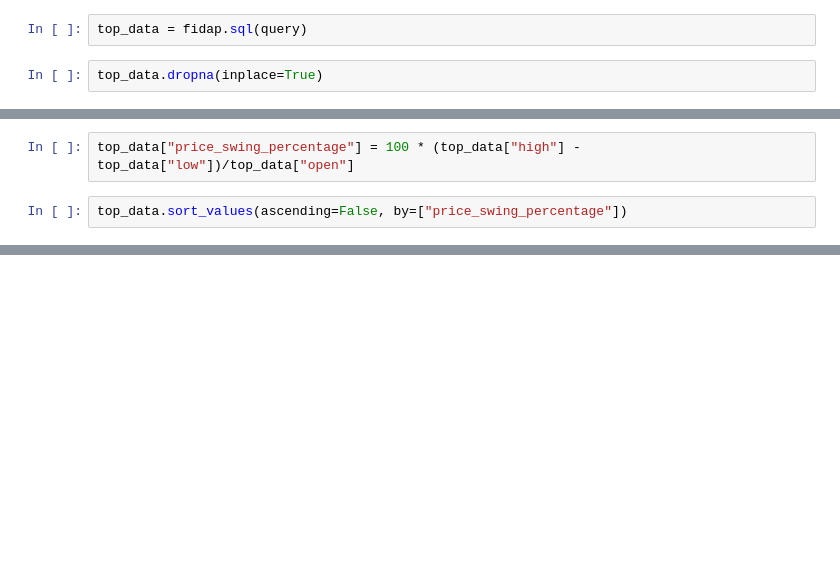
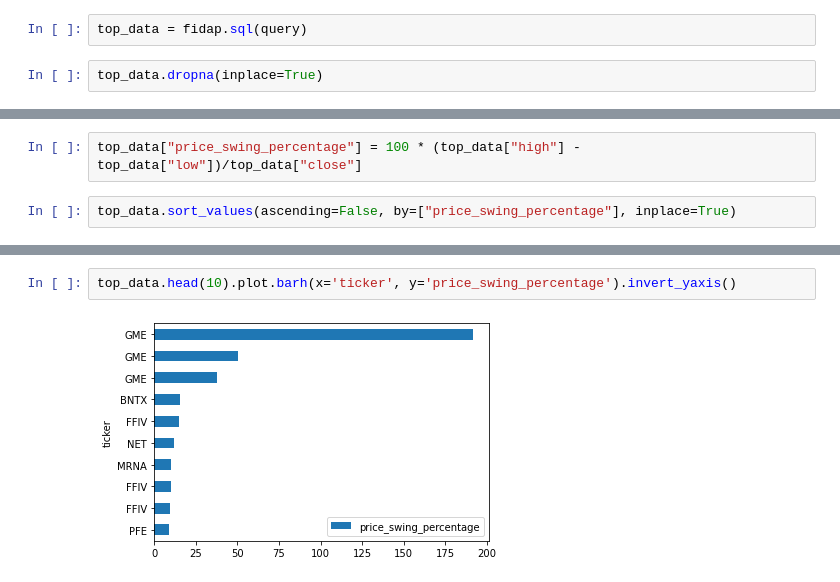
Before and after one commit to fidapco/notebooks, a Jupyter notebook: ticker_x_views.ipynb, the cells around one changed output, grey strips where cells are left out. Drawn from its saved outputs; the diff is of its cells as text; blank space fills up the shorter version.

```diff
--- a/ticker_x_views.ipynb
+++ b/ticker_x_views.ipynb
@@ -70,4 +59,4 @@ top_data.head()
 # %%
-top_data["price_swing_percentage"] = 100 * (top_data["high"] - top_data["low"])/top_data["open"]
+top_data["price_swing_percentage"] = 100 * (top_data["high"] - top_data["low"])/top_data["close"]
 # %%
-top_data.sort_values(ascending=False, by=["price_swing_percentage"])
+top_data.sort_values(ascending=False, by=["price_swing_percentage"], inplace=True)
@@ -132,0 +77,4 @@ array([<AxesSubplot:xlabel='date'>, <AxesSubplot:xlabel='date'>,
+# %%
+top_data.head(10).plot.barh(x='ticker', y='price_swing_percentage').invert_yaxis()
+# %% [output]
+[figure, added]
```
Also changed, not shown: parts of 21 cells of this notebook, 4 other files.
